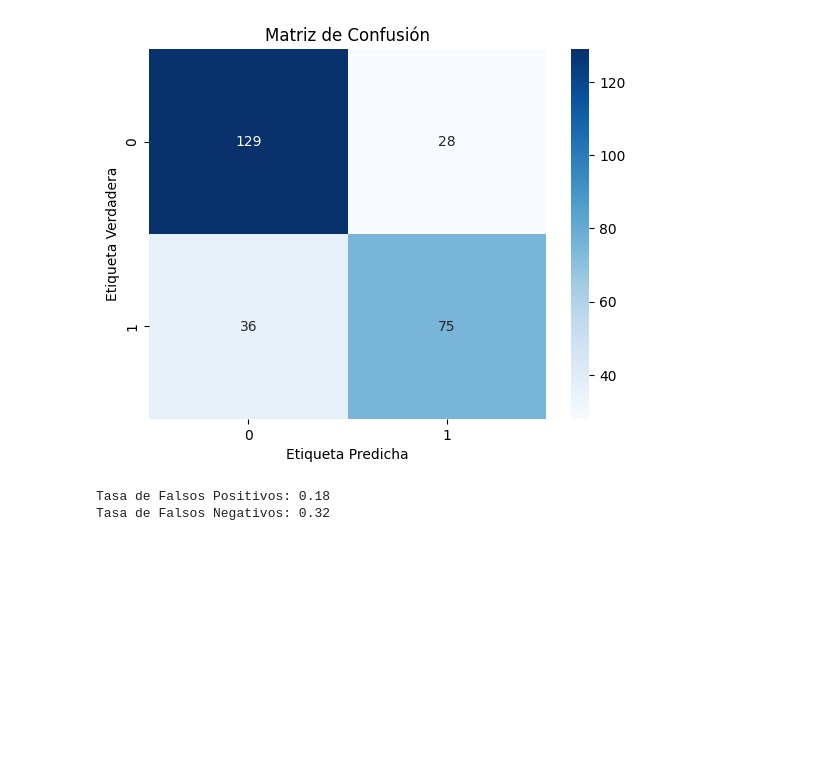
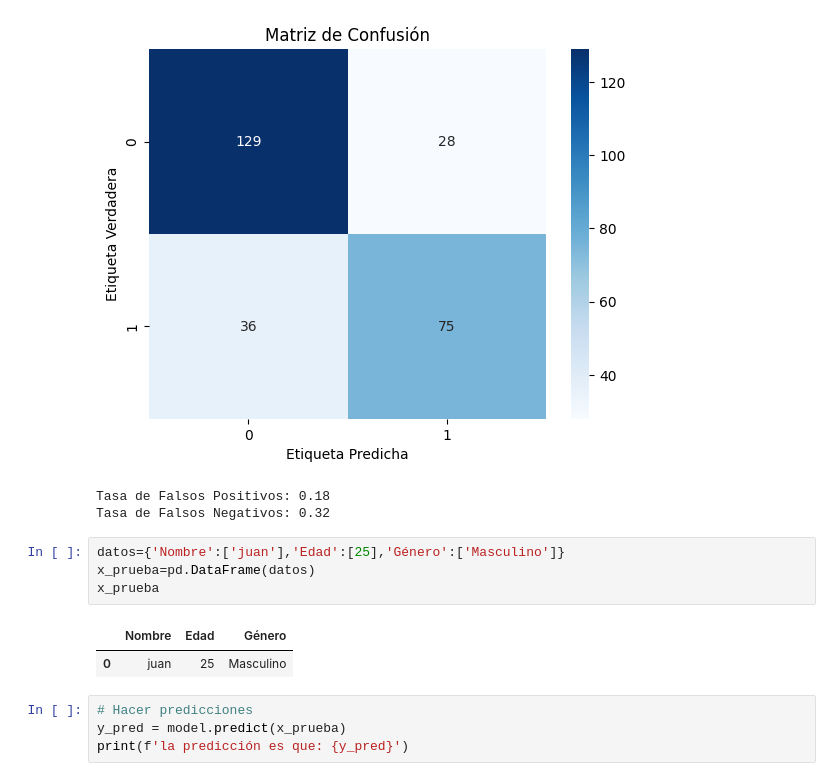
Before and after one commit to jarsmp37/introds, a Jupyter notebook: Mach_lear.ipynb, the cells around one changed output. Cells and saved outputs as stored; diff of their text form; blank space fills up the shorter version.

```diff
--- a/Mach_lear.ipynb
+++ b/Mach_lear.ipynb
@@ -691,3 +691,14 @@ Matriz de Confusión:
 [figure]
 Tasa de Falsos Positivos: 0.18
 Tasa de Falsos Negativos: 0.32
+# %%
+datos={'Nombre':['juan'],'Edad':[25],'Género':['Masculino']}
+x_prueba=pd.DataFrame(datos)
+x_prueba
+# %% [output]
+|  | Nombre | Edad | Género |
+| 0 | juan | 25 | Masculino |
+# %%
+# Hacer predicciones
+y_pred = model.predict(x_prueba)
+print(f'la predicción es que: {y_pred}')
```
Also changed, not shown: 3 other files.
